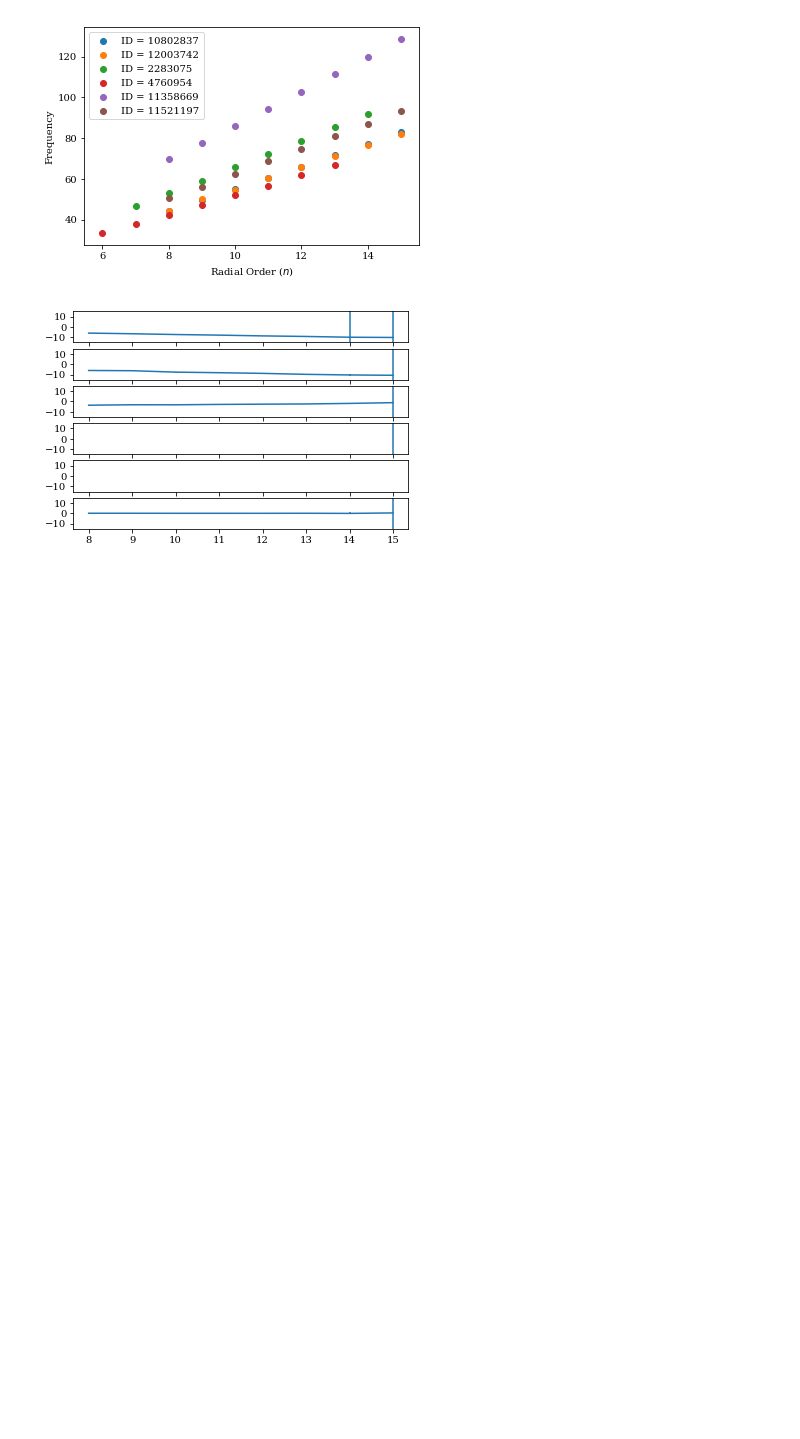
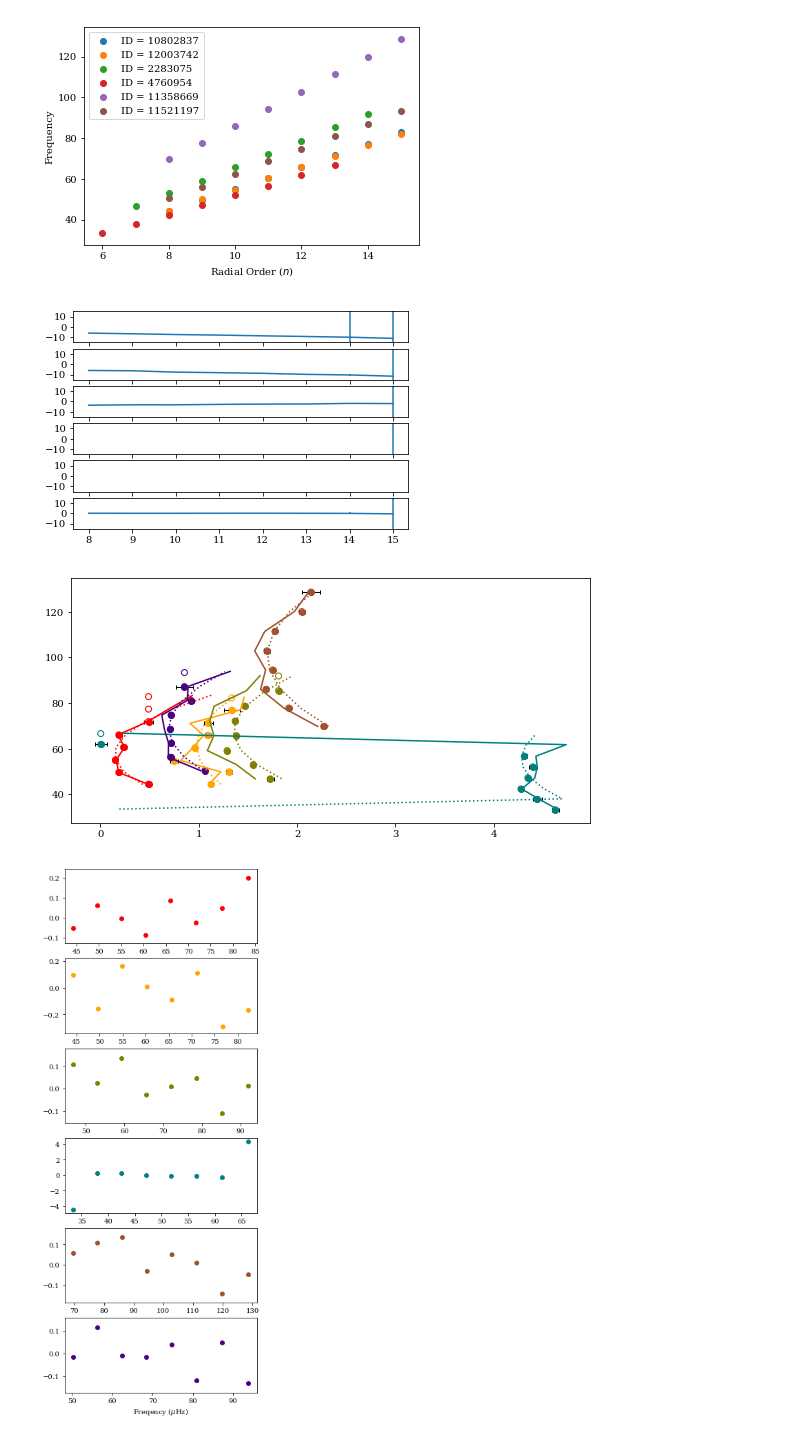
Before and after one commit to daw538/y4project, a Jupyter notebook: Dan_notebooks/rgdata-50hbm.ipynb, the cells around one changed output. Cells and saved outputs as stored; diff of their text form; code cells hidden in the pictures; blank space fills up the shorter version.

Commit message:
Added comparison between the oscillatory and non-oscillatory models to show estimate for amplitude of glitch.

```diff
--- a/Dan_notebooks/rgdata-50hbm.ipynb
+++ b/Dan_notebooks/rgdata-50hbm.ipynb
@@ -426,3 +415,52 @@ plt.show()
 # %% [output]
 [figure]
 [figure]
+# %%
+no_osc = np.loadtxt('/home/daniel/Documents/y4project/Dan_notebooks/no_osc_models.csv', delimiter=',')
+
+fig = plt.figure(1, figsize=(12,4))
+ax  = fig.add_subplot(111)
+ax.set_position([0.1,0.1,0.6,0.85])
+
+import itertools
+colours = itertools.cycle(('r', 'orange', 'olive', 'teal', 'sienna', 'indigo'))
+
+osc = []
+for i in np.arange(0,len(IDs),1):
+    colour = next(colours)
+    ax.scatter(modesID[i]['f0'] % dnu_avgID[i], modesID[i]['f0'],
+                label='', zorder=-1, facecolors='none', edgecolors=colour)
+    pts = modesID[i].loc[(modesID[i]['f0_err'] < 10e3)]
+    ax.scatter(pts['f0'] % dnu_avgID[i], pts['f0'],
+                label=r'ID = '+str(IDs[i]), c=colour)
+    ax.errorbar(pts['f0'] % dnu_avgID[i], pts['f0'], xerr=pts['f0_err'],
+                        zorder=0, fmt="none", label='', c='k',
+                        capsize=2, markersize=4, elinewidth=1)
+
+    # Plot the modelled fit
+    g2 = model(arr_n[i],
+           np.mean(fit['dnu'], axis=0)[i],
+           np.mean(fit['numax'], axis=0)[i],
+           np.mean(fit['epsilon'], axis=0)[i],
+           np.mean(fit['alpha'], axis=0)[i],
+           np.mean(fit['A'], axis=0)[i],
+           np.mean(fit['G'], axis=0)[i],
+           np.mean(fit['phi'], axis=0)[i],
+           #np.mean(fit['tau'], axis=0)[i]
+              )
+    ax.plot(g2 % np.mean(fit['dnu'], axis=0)[i], g2,
+             c=colour)
+    ax.plot(no_osc[i] % dnu_avgID[i], no_osc[i], linestyle=':', c=colour)
+    osc.append(g2)
+
+colours = itertools.cycle(('r', 'orange', 'olive', 'teal', 'sienna', 'indigo'))
+fig, ax = plt.subplots(len(IDs), figsize=(5,14))
+for i in np.arange(0,len(IDs),1):
+    #ax[i].scatter(no_osc[i], (no_osc[i] % dnu_avgID[i]))
+    #ax[i].scatter(osc[i], (osc[i] % dnu_avgID[i]))
+    ax[i].scatter(no_osc[i], (no_osc[i] % dnu_avgID[i])-(osc[i] % dnu_avgID[i]), c=next(colours))
+plt.xlabel(r'Freqency ($\mu$Hz)')
+plt.show()
+# %% [output]
+[figure, added]
+[figure, added]
```
Also changed, not shown: parts of 5 cells of this notebook, 1 other file.
